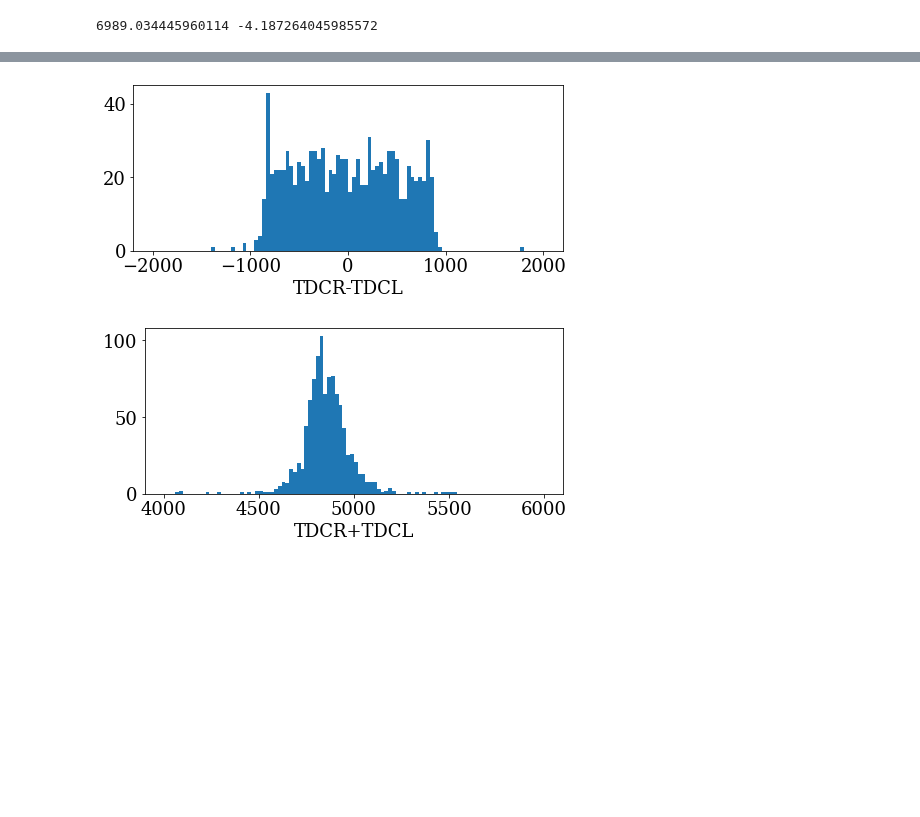
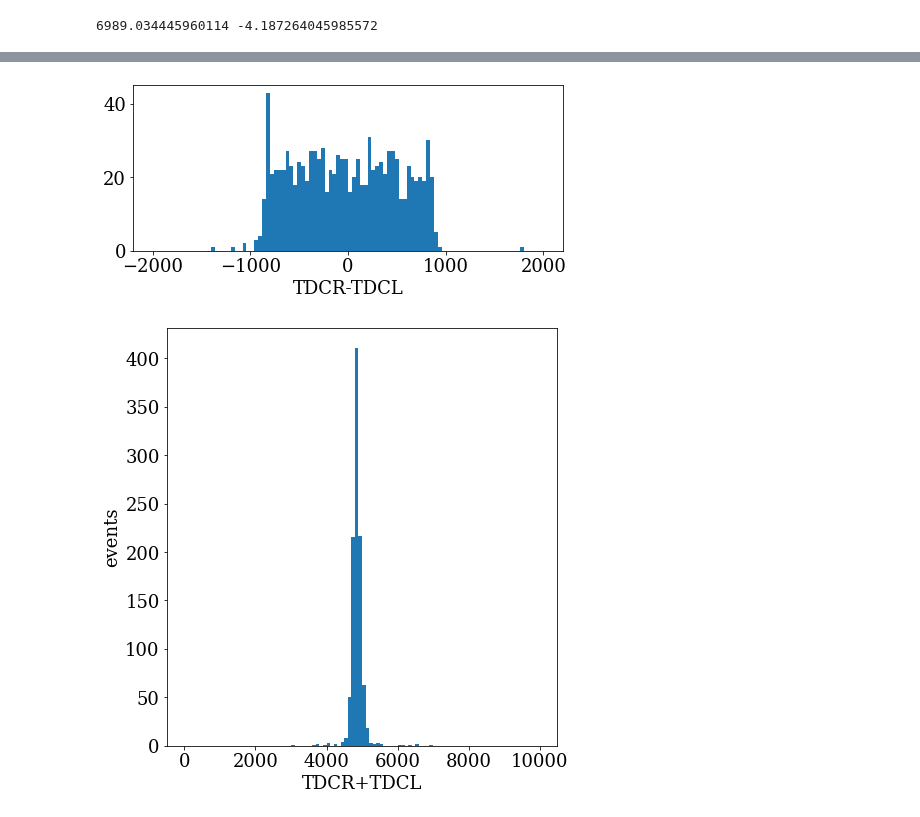
Before and after one commit to sebouh137/fcal_sim, a Jupyter notebook: TDC_vs_pxoverpz.ipynb, the cells around one changed output, grey strips where cells are left out. Saved outputs shown, nothing was run; the diff lists cells and outputs as text; code cells hidden in the pictures; blank space fills up the shorter version.

```diff
--- a/TDC_vs_pxoverpz.ipynb
+++ b/TDC_vs_pxoverpz.ipynb
@@ -83,10 +90,15 @@ print(np.std(ux-(diff-b)/m))
 # %%
 plt.hist(diffs, bins=100, range=(-2000, 2000))
 plt.xlabel("TDCR-TDCL")
 plt.show()
-plt.hist(sums, bins=100, range=(4000, 6000))
+fig, axs = plt.subplots(1,1,figsize=(7,7))
+
+
+
+plt.hist(sums, bins=100, range=(0, 10000))
 plt.xlabel("TDCR+TDCL")
+plt.ylabel("events")
 plt.show()
 # %% [output]
 [figure]
-[figure, old version]
+[figure, new version]
```
Also changed, not shown: parts of 3 cells of this notebook.
